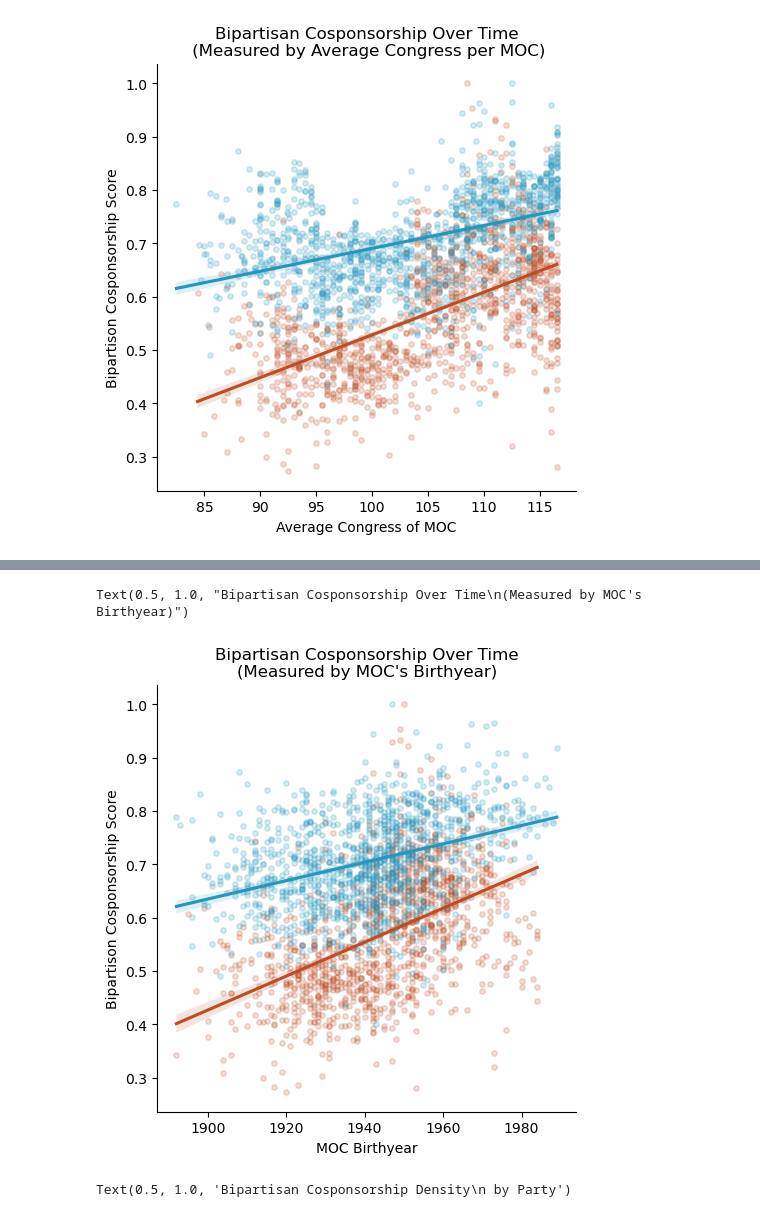
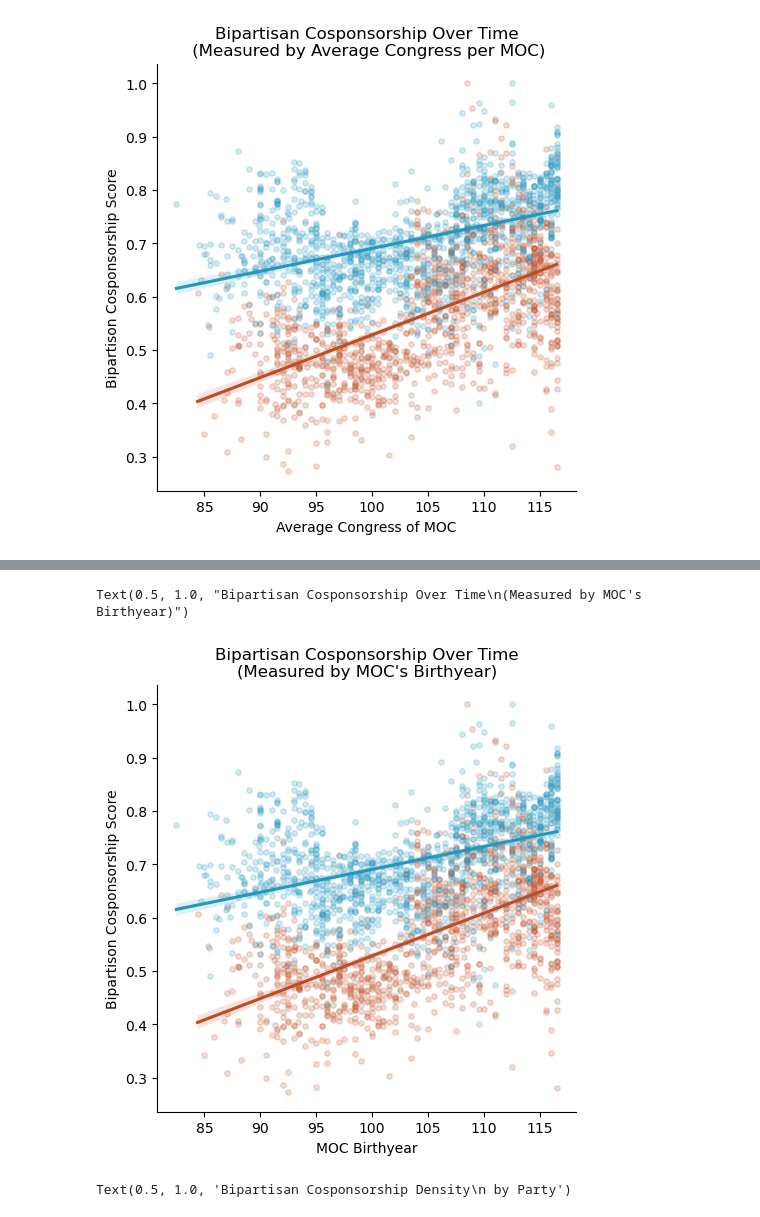
Before and after one commit to hhuntz/congressional_networks, a Jupyter notebook: visualization.ipynb, the cells around one changed output, grey strips where cells are left out. Saved outputs shown, nothing was run; the diff lists cells and outputs as text; code cells hidden in the pictures.

```diff
--- a/visualization.ipynb
+++ b/visualization.ipynb
@@ -77,14 +87,14 @@ Text(0.5, 1.0, 'Bipartisan Cosponsorship Over Time\n (Measured by Average Congre
 # %%
 # chart bipart score by birthday
-sns.lmplot(data = df, x = 'birthyear', y = 'bipartisan_cosponsorship_score',
+sns.lmplot(data = df, x = 'avg_congress', y = 'bipartisan_cosponsorship_score',
            hue = 'party', legend = False, scatter_kws = {'alpha': 0.2, 's': 15},
            palette = party)
 plt.xlabel("MOC Birthyear")
 plt.ylabel("Bipartison Cosponsorship Score")
 plt.title("Bipartisan Cosponsorship Over Time\n(Measured by MOC's Birthyear)")
 # %% [output]
 Text(0.5, 1.0, "Bipartisan Cosponsorship Over Time\n(Measured by MOC's Birthyear)")
-[figure, old version]
+[figure, new version]
 # %%
 # chart bipart score density by party
 sns.histplot(df, x = 'bipartisan_cosponsorship_score', kde = True, hue = 'party',
```
Also changed, not shown: parts of 3 cells of this notebook, 2 other files.
